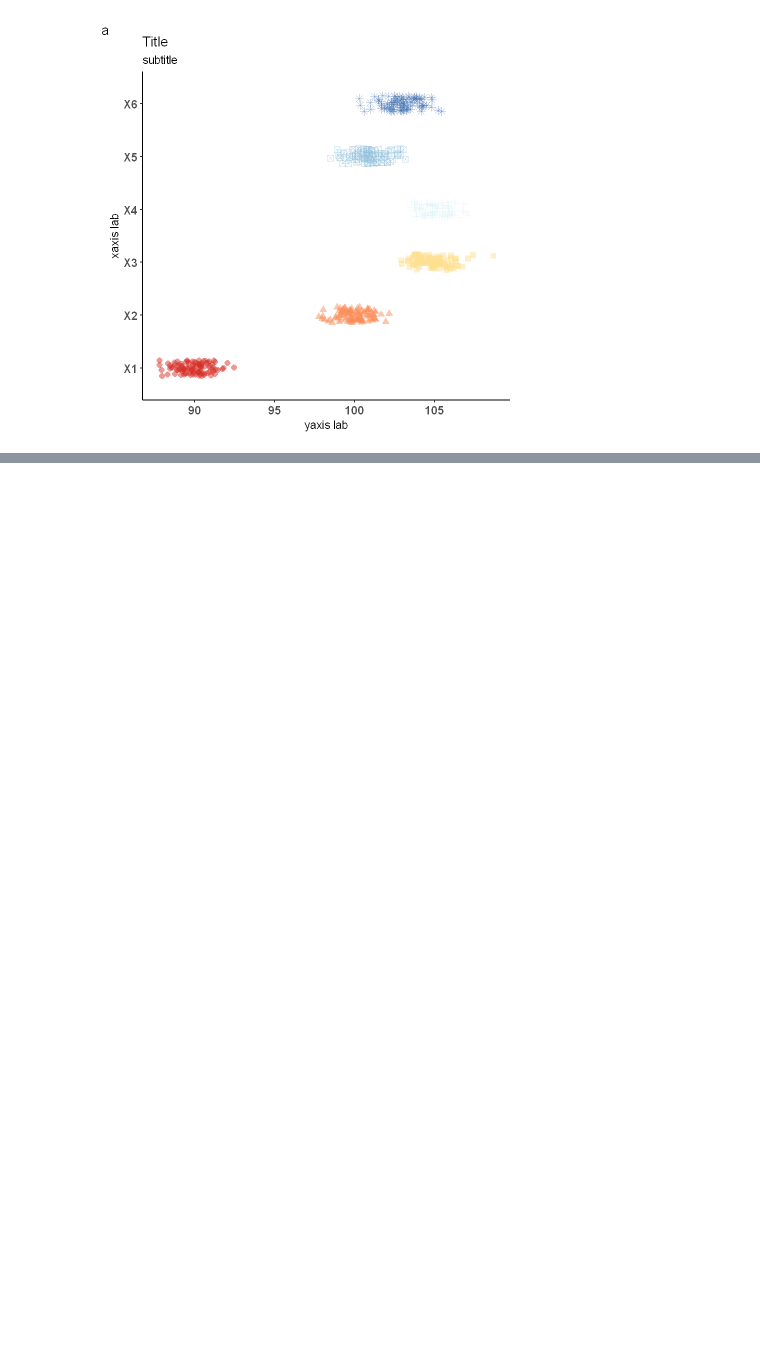
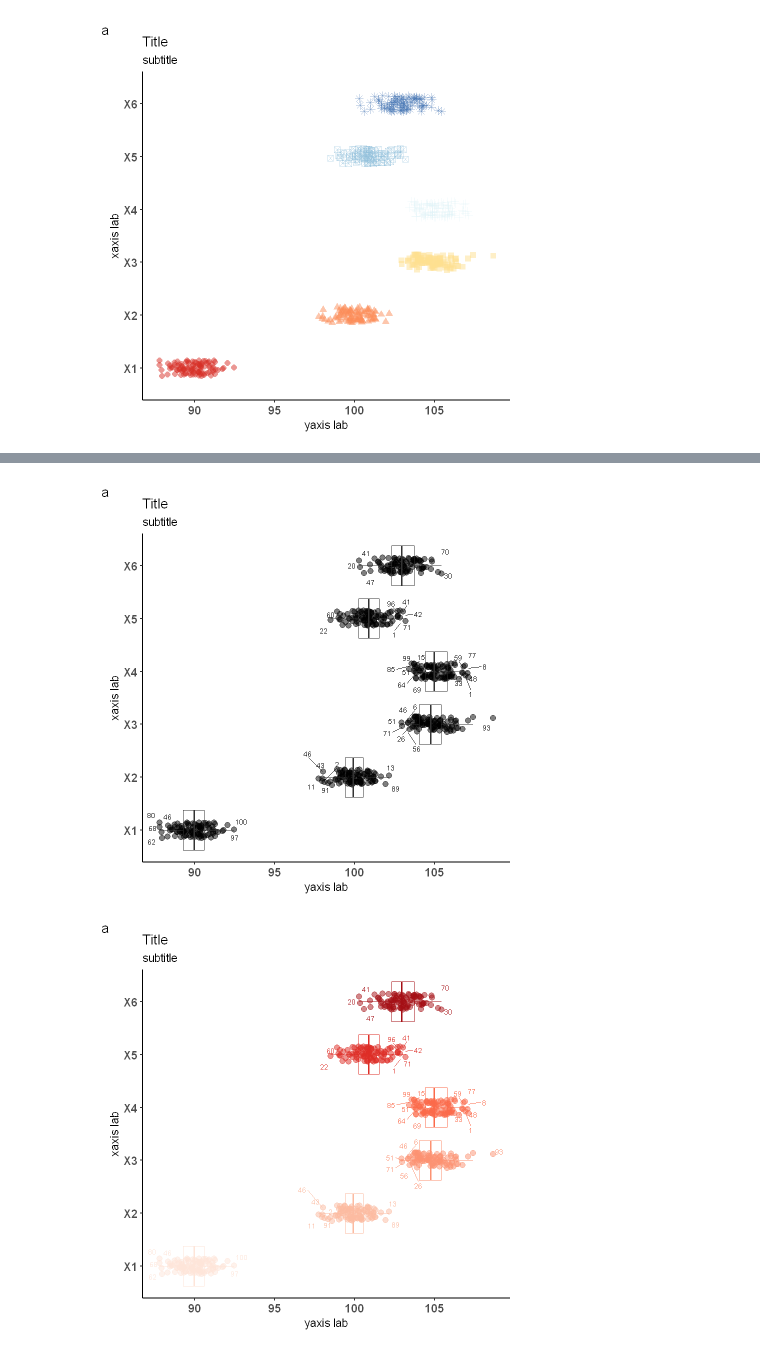
Before and after one commit to jojosgithub/blog, a Jupyter notebook: _notebooks/2021-05-31-ggplot_recipes.ipynb, the cells around one changed output, grey strips where cells are left out. Saved outputs shown, nothing was run; the diff lists cells and outputs as text; code cells hidden in the pictures; blank space fills up the shorter version.

```diff
--- a/_notebooks/2021-05-31-ggplot_recipes.ipynb
+++ b/_notebooks/2021-05-31-ggplot_recipes.ipynb
@@ -80,0 +134,13 @@ Warning message in melt.data.table(dt):
+# %%
+p4 <- p3 + geom_boxplot(alpha = 0)
+p4_sequential  <- p4 + aes(color = category) + 	scale_color_brewer(palette="Reds")
+p4_diverging   <- p4 + aes(color = category) + 	scale_color_brewer(palette="RdGy")
+p4_qualitative <- p4 + aes(color = category) + 	scale_color_brewer(palette="RdYlBu")
+
+p4
+p4_sequential
+p4_diverging
+p4_qualitative
+# %% [output]
+[figure, added]
+[figure, added]
```
Also changed, not shown: parts of 3 cells of this notebook.
